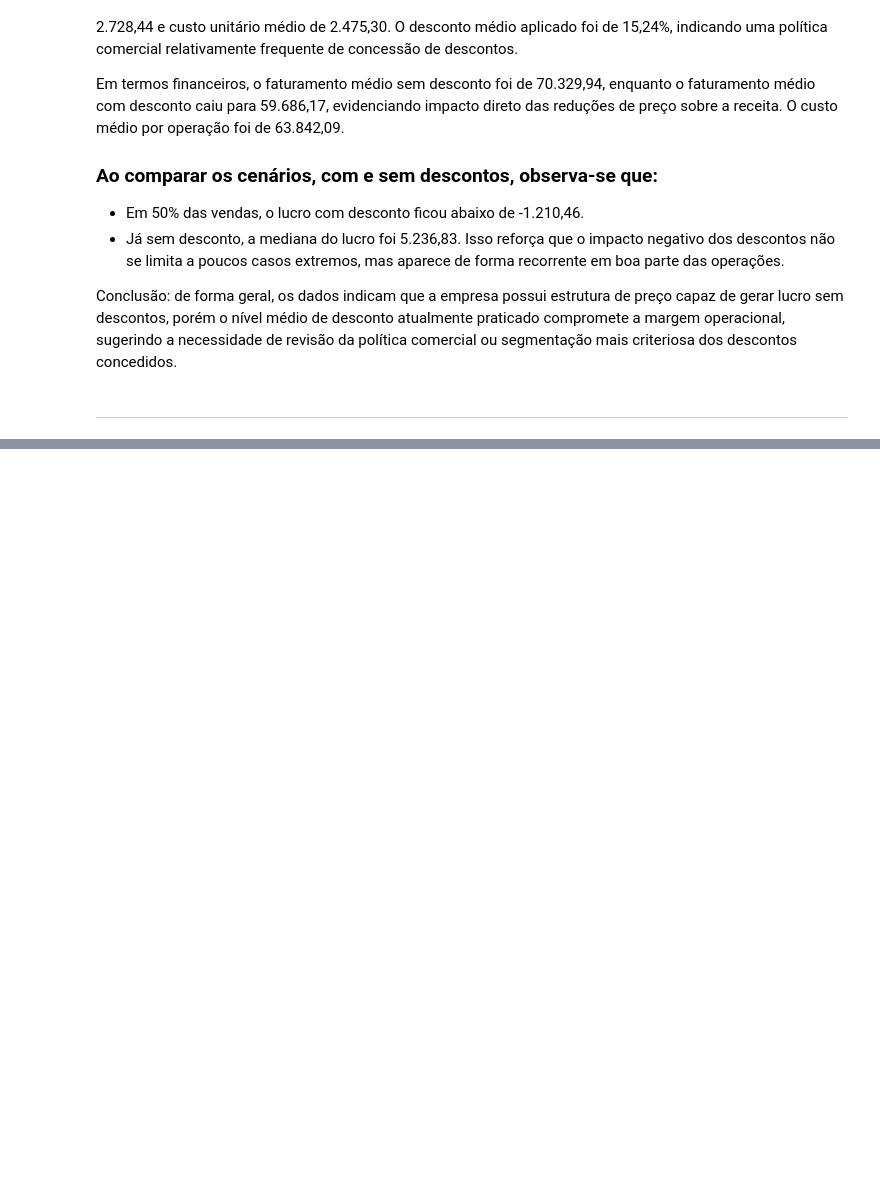
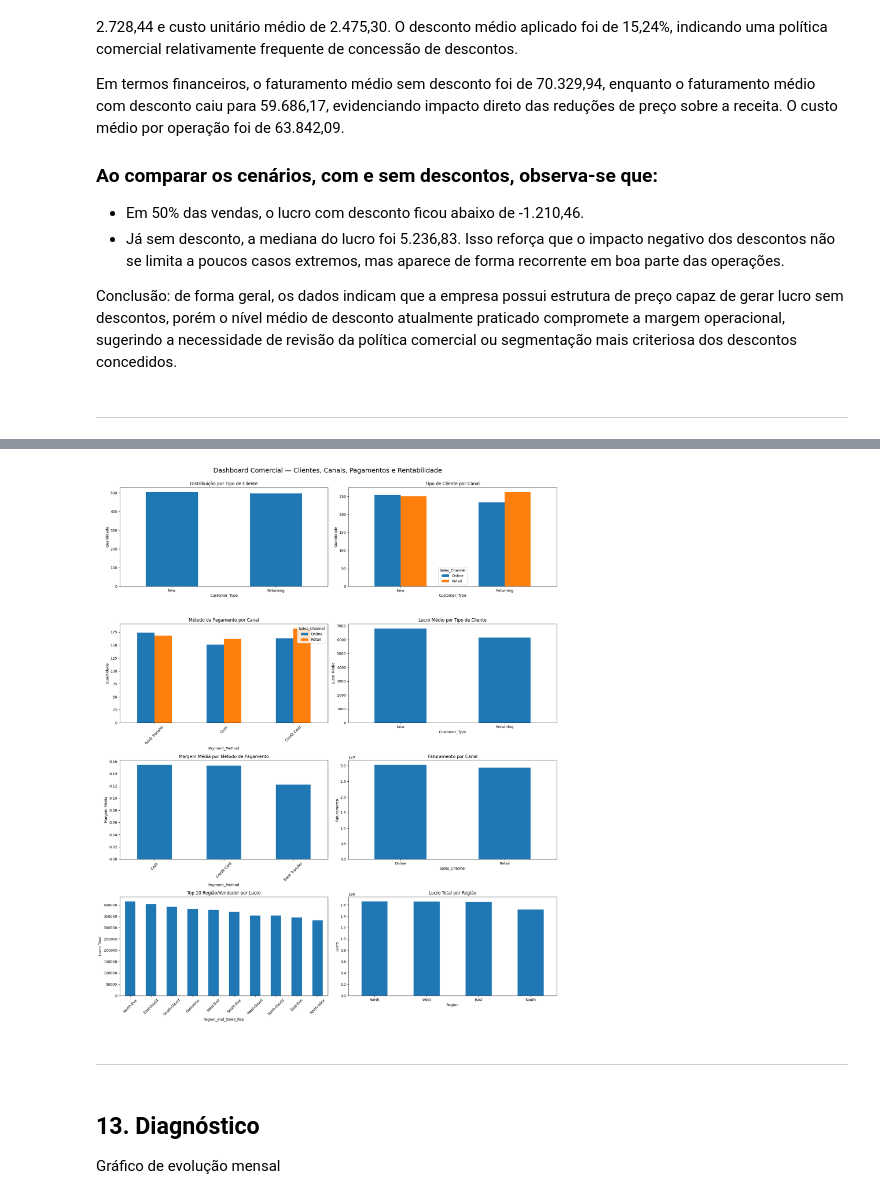
Before and after one commit to jcarlossc/sales-analysis, a Jupyter notebook: src/sales_analysis/sales_pipeline.ipynb, the cells around one changed output, grey strips where cells are left out. Drawn from its saved outputs; the diff is of its cells as text; code cells hidden in the pictures; blank space fills up the shorter version.

Commit message:
Arquivo dashboard adicionado

```diff
--- a/src/sales_analysis/sales_pipeline.ipynb
+++ b/src/sales_analysis/sales_pipeline.ipynb
@@ -189,0 +195,9 @@ Conclusão: de forma geral, os dados indicam que a empresa possui estrutura de p
+# %%
+get_dashboard(df)
+# %% [output]
+[figure, added]
+# %% [markdown]
+---
+# %% [markdown]
+## 13. Diagnóstico
+Gráfico de evolução mensal
```
Also changed, not shown: parts of 2 cells of this notebook, 2 other files.
